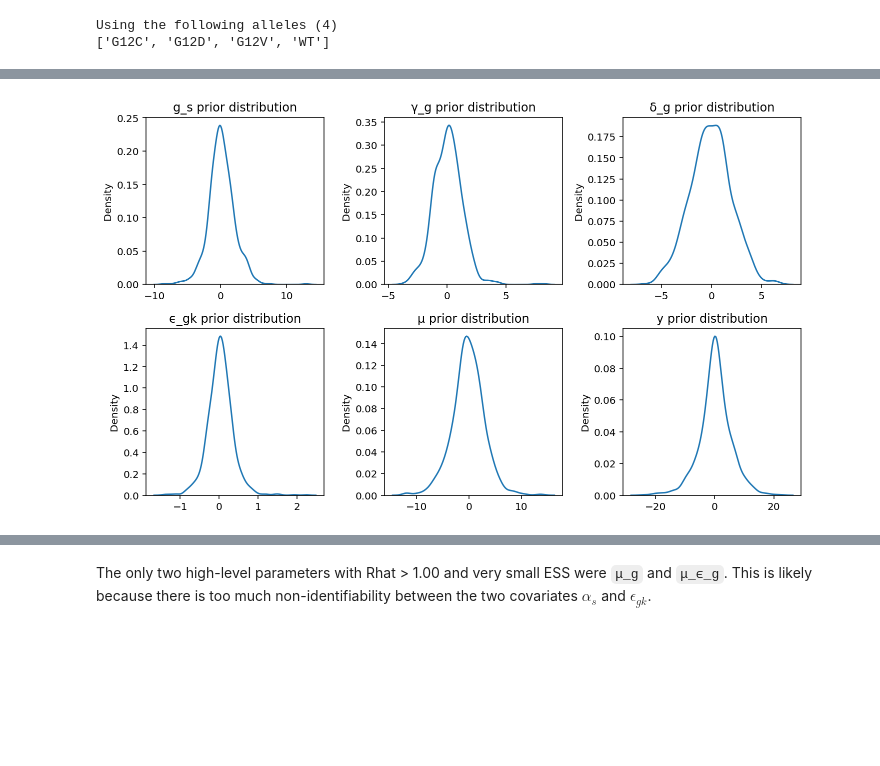
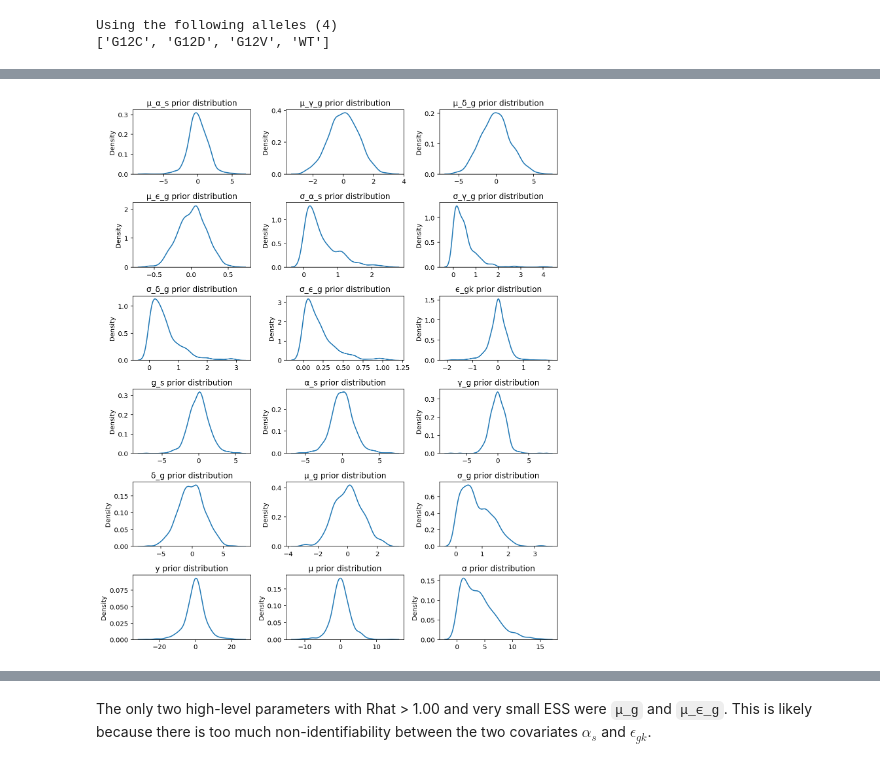
Before and after one commit to Kevin-Haigis-Lab/speclet, a Jupyter notebook: analysis/010_014_hierarchical-model-subsample.ipynb, the cells around one changed output, grey strips where cells are left out. Cells and saved outputs as stored; diff of their text form; code cells hidden in the pictures; blank space fills up the shorter version.

```diff
--- a/analysis/010_014_hierarchical-model-subsample.ipynb
+++ b/analysis/010_014_hierarchical-model-subsample.ipynb
@@ -122,7 +123,7 @@ with pm.Model() as m7:
     lfc_shared = pm.Data("lfc_shared", dphelp.extract_flat_ary(data.lfc))
 
     μ_g = pm.Normal("μ_g", 0, 1)
-    σ_g = pm.HalfNormal("σ_g", 2)
+    σ_g = pm.HalfNormal("σ_g", 1)
 
     g_s = pm.Normal("g_s", μ_g, σ_g, shape=num_genes)
 
@@ -160,13 +161,20 @@ with m7:
         samples=500, random_seed=RANDOM_SEED
     )
 # %%
-plot_vars = ["g_s", "γ_g", "δ_g", "ϵ_gk", "μ", "y"]
-fig, axes = plt.subplots(2, 3, figsize=(10, 6))
-for var, ax in zip(plot_vars, axes.flatten()):
+m7_vars: List[str] = []
+for x in m7_prior_predictive.keys():
+    if not "log__" in x:
+        m7_vars.append(x)
+
+m7_vars.sort()
+m7_vars.sort(key=lambda x: -len(x))
+
+fig, axes = plt.subplots(6, 3, figsize=(10, 12))
+for var, ax in zip(m7_vars, axes.flatten()):
     sns.kdeplot(x=np.random.choice(m7_prior_predictive[var].flatten(), 1000), ax=ax)
     ax.set_title(f"{var} prior distribution")
 
 fig.tight_layout()
 plt.show()
 # %% [output]
-[figure, old version]
+[figure, new version]
```
Also changed, not shown: parts of 4 cells of this notebook, 9 other files.
